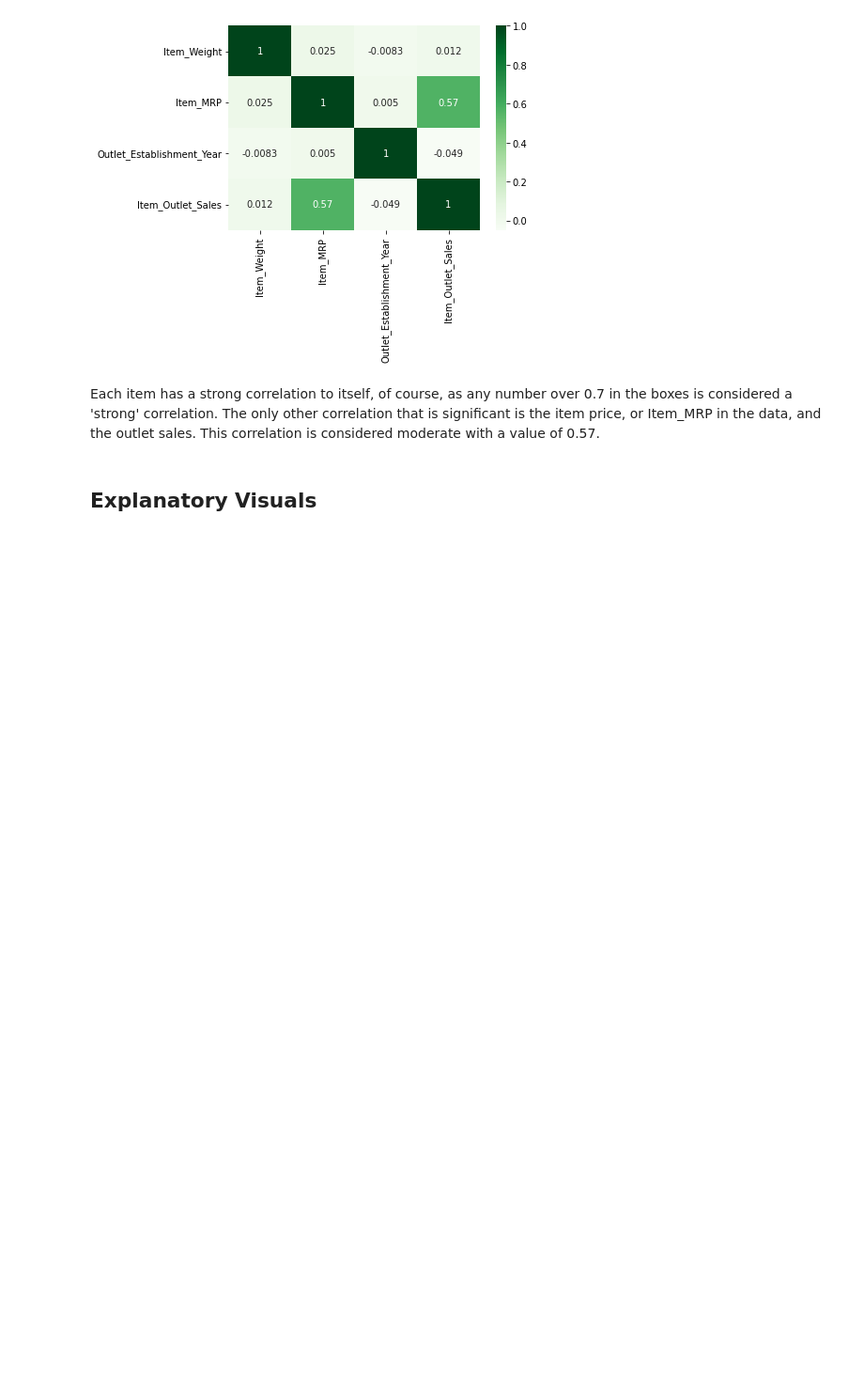
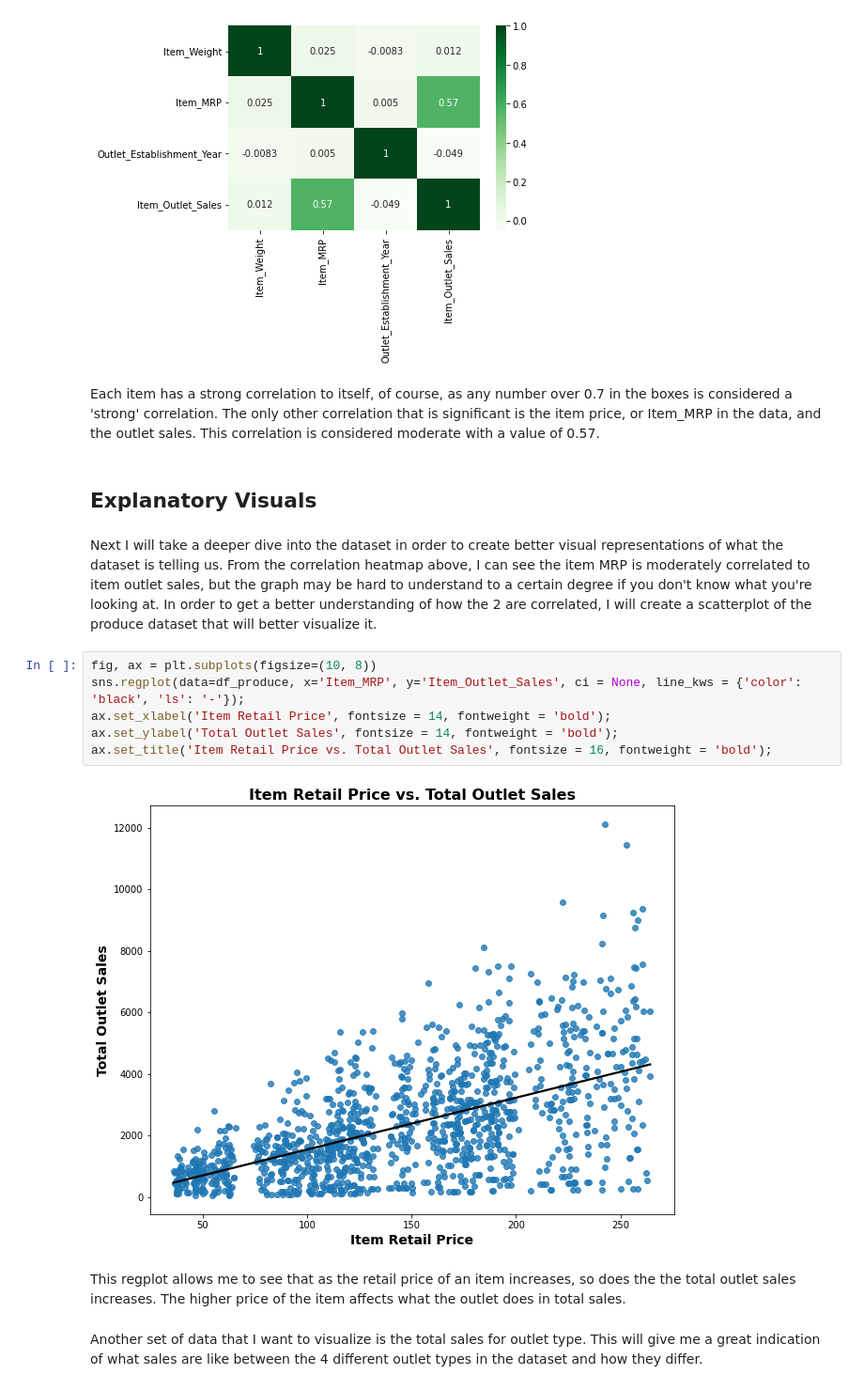
Before and after one commit to joshlensing/Food-Sales-Predictions, a Jupyter notebook: Project_1.ipynb, the cells around one changed output. Shown at 94% size. Drawn from its saved outputs; the diff is of its cells as text; blank space fills up the shorter version.

```diff
--- a/Project_1.ipynb
+++ b/Project_1.ipynb
@@ -375,3 +375,17 @@ sns.heatmap(corr, cmap = 'Greens', annot = True);
 Each item has a strong correlation to itself, of course, as any number over 0.7 in the boxes is considered a 'strong' correlation. The only other correlation that is significant is the item price, or Item_MRP in the data, and the outlet sales. This correlation is considered moderate with a value of 0.57.
 # %% [markdown]
 ## Explanatory Visuals
+# %% [markdown]
+Next I will take a deeper dive into the dataset in order to create better visual representations of what the dataset is telling us. From the correlation heatmap above, I can see the item MRP is moderately correlated to item outlet sales, but the graph may be hard to understand to a certain degree if you don't know what you're looking at. In order to get a better understanding of how the 2 are correlated, I will create a scatterplot of the produce dataset that will better visualize it.
+# %%
+fig, ax = plt.subplots(figsize=(10, 8))
+sns.regplot(data=df_produce, x='Item_MRP', y='Item_Outlet_Sales', ci = None, line_kws = {'color': 'black', 'ls': '-'});
+ax.set_xlabel('Item Retail Price', fontsize = 14, fontweight = 'bold');
+ax.set_ylabel('Total Outlet Sales', fontsize = 14, fontweight = 'bold');
+ax.set_title('Item Retail Price vs. Total Outlet Sales', fontsize = 16, fontweight = 'bold');
+# %% [output]
+[figure, added]
+# %% [markdown]
+This regplot allows me to see that as the retail price of an item increases, so does the the total outlet sales increases. The higher price of the item affects what the outlet does in total sales.
+# %% [markdown]
+Another set of data that I want to visualize is the total sales for outlet type. This will give me a great indication of what sales are like between the 4 different outlet types in the dataset and how they differ.
```
Also changed, not shown: parts of 8 cells of this notebook.
